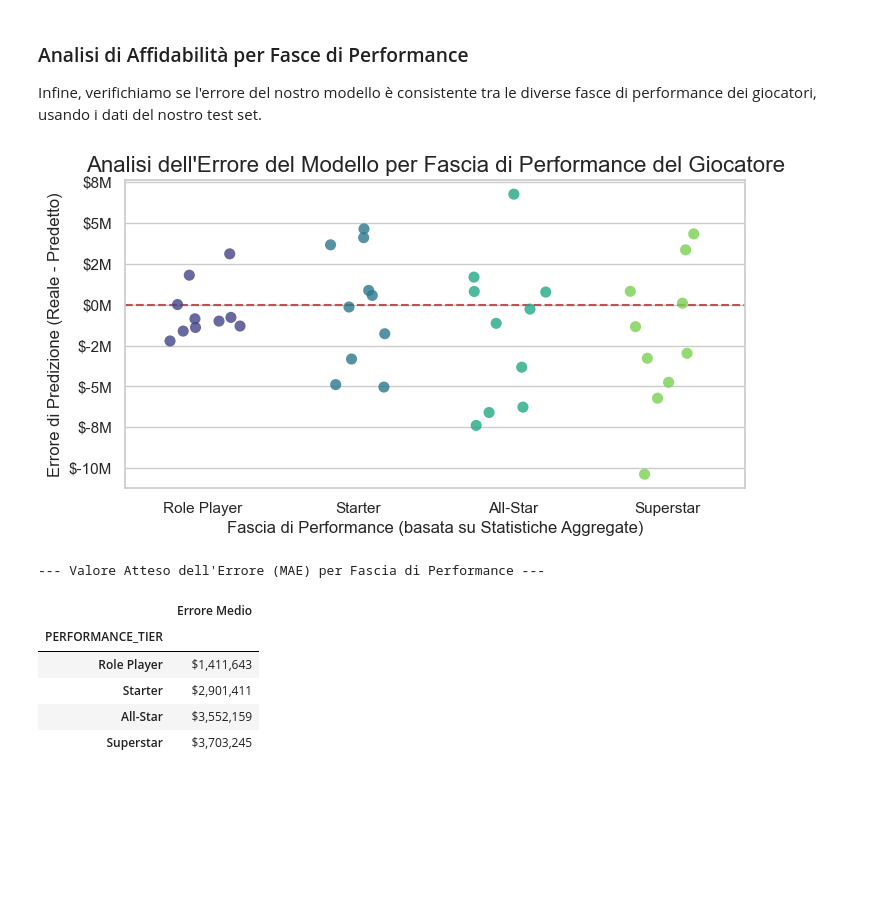
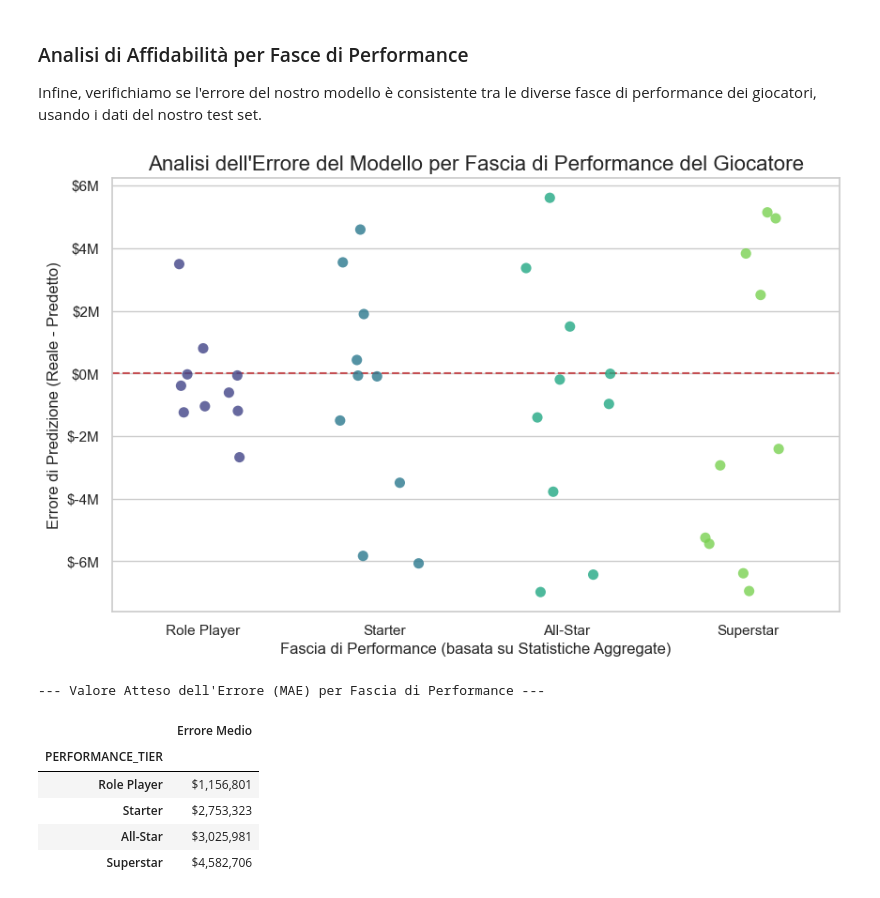
Before and after one commit to alessiobifulco/NBA-Salary-Prediction, a Jupyter notebook: notebook/project.ipynb, the cells around one changed output. Cells and saved outputs as stored; diff of their text form; code cells hidden in the pictures; blank space fills up the shorter version.

```diff
--- a/notebook/project.ipynb
+++ b/notebook/project.ipynb
@@ -632,0 +749,17 @@ Notiamo che il Random Forest conferma l'importanza di `PPG` e `MPG`, ma dà anch
+# %%
+from sklearn.model_selection import GridSearchCV
+
+param_grid_rf = {
+    'model__n_estimators': [150, 250],
+    'model__max_depth': [15, 25],
+    'model__min_samples_leaf': [1, 3]
+}
+
+grid_search_rf = GridSearchCV(estimator=pipe_rf, param_grid=param_grid_rf, cv=5, scoring='r2', n_jobs=-1, verbose=1)
+
+print("Avvio Grid Search per ottimizzare il Random Forest...")
+grid_search_rf.fit(X_train, y_train)
+print("...Ricerca completata.")
+
+print(f"\nMigliori iperparametri trovati: {grid_search_rf.best_params_}")
+print(f"Miglior punteggio R² in cross-validation: {grid_search_rf.best_score_:.4f}")
@@ -843,49 +1032,58 @@ Cosa ci dice la performance finale: Ci dice che il modello finale ha delle perfo
 
 Infine, verifichiamo se l'errore del nostro modello è consistente tra le diverse fasce di performance dei giocatori, usando i dati del nostro test set.
 # %%
+from sklearn.preprocessing import StandardScaler
+from sklearn.decomposition import PCA
+
 results_df = X_test.copy()
 results_df['REAL_SALARY'] = y_test
 results_df['PREDICTED_SALARY'] = y_pred
 results_df['ERROR'] = results_df['REAL_SALARY'] - results_df['PREDICTED_SALARY']
 
 key_performance_stats = ['MPG', 'PPG', 'RPG', 'APG', 'STL', 'BLK', 'FGM', 'FTM', 'PLUS_MINUS']
-test_stats_scaled = scaler.transform(results_df[key_performance_stats])
-results_df['PERFORMANCE_SCORE'] = pca.transform(test_stats_scaled)
+
+scaler_final = StandardScaler()
+X_train_stats_scaled = scaler_final.fit_transform(X_train[key_performance_stats])
+
+pca_final = PCA(n_components=1)
+pca_final.fit(X_train_stats_scaled)
+
+test_stats_scaled = scaler_final.transform(results_df[key_performance_stats])
+results_df['PERFORMANCE_SCORE'] = pca_final.transform(test_stats_scaled)
 
 tier_labels = ['Role Player', 'Starter', 'All-Star', 'Superstar']
 results_df['PERFORMANCE_TIER'] = pd.qcut(results_df['PERFORMANCE_SCORE'], q=4, labels=tier_labels, duplicates='drop')
 
-plt.figure(figsize=(8, 4))
-
+plt.figure(figsize=(10, 6))
 sns.stripplot(
     data=results_df,
     x='PERFORMANCE_TIER',
     y='ERROR',
     hue='PERFORMANCE_TIER',
     palette='viridis',
     jitter=0.25,
     alpha=0.8,
     s=8,
     legend=False
 )
 
 plt.axhline(y=0, color='r', linestyle='--')
 plt.title("Analisi dell'Errore del Modello per Fascia di Performance del Giocatore", fontsize=16)
 plt.xlabel("Fascia di Performance (basata su Statistiche Aggregate)", fontsize=12)
 plt.ylabel("Errore di Predizione (Reale - Predetto)", fontsize=12)
 plt.gca().yaxis.set_major_formatter(plt.FuncFormatter(lambda x, loc: f"${x/1_000_000:.0f}M"))
 plt.show()
 
 print("\n--- Valore Atteso dell'Errore (MAE) per Fascia di Performance ---")
 mae_by_tier = results_df.groupby('PERFORMANCE_TIER', observed=True)['ERROR'].apply(lambda x: x.abs().mean())
 display(mae_by_tier.to_frame('Errore Medio').style.format('${:,.0f}'))
 # %% [output]
-[figure, old version]
+[figure, new version]
 --- Valore Atteso dell'Errore (MAE) per Fascia di Performance ---
 |  | Errore Medio |
 | PERFORMANCE_TIER |  |
-| Role Player | $1,411,643 |
-| Starter | $2,901,411 |
-| All-Star | $3,552,159 |
-| Superstar | $3,703,245 |
+| Role Player | $1,156,801 |
+| Starter | $2,753,323 |
+| All-Star | $3,025,981 |
+| Superstar | $4,582,706 |
 # %% [markdown]
```
Also changed, not shown: parts of 31 cells of this notebook.
